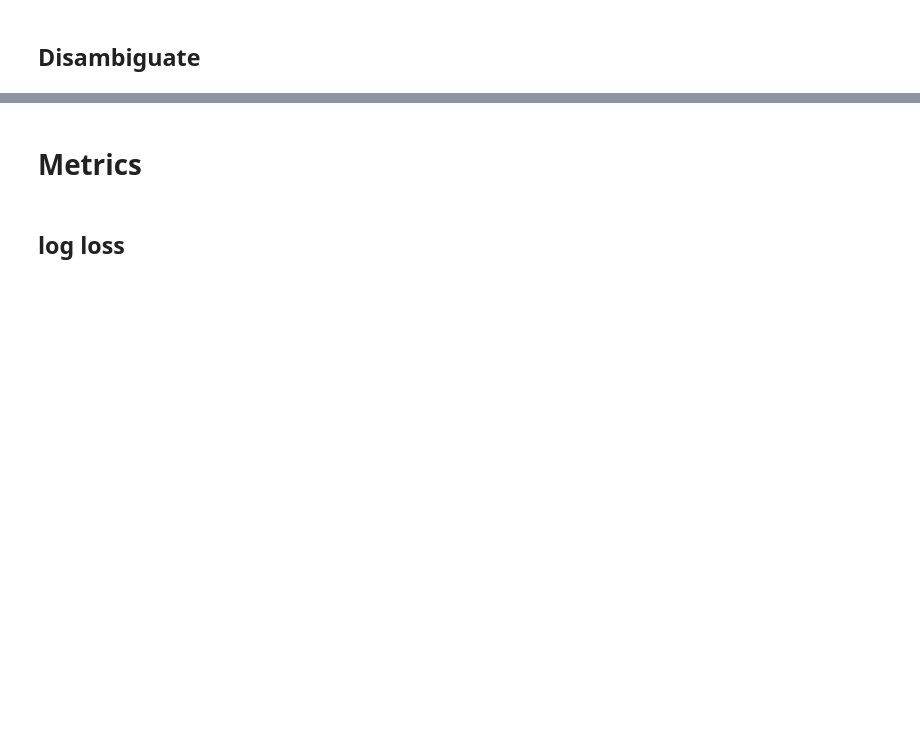
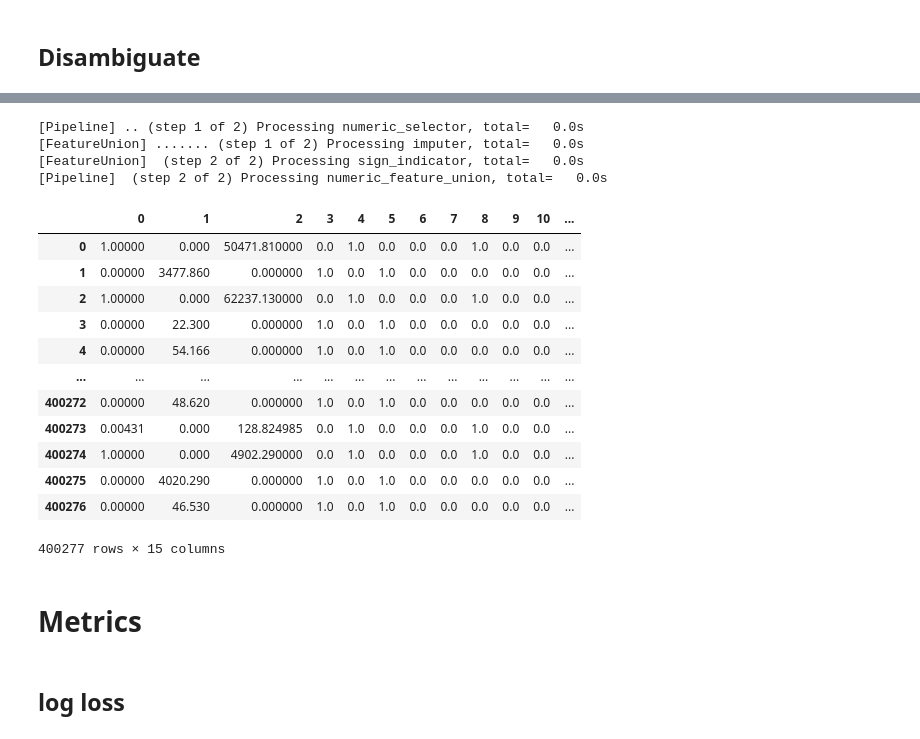
Before and after one commit to mauriciocramos/school-budgets, a Jupyter notebook: notebooks/1-Analysis.ipynb, the cells around one changed output, grey strips where cells are left out. Cells and saved outputs as stored; diff of their text form; code cells hidden in the pictures; blank space fills up the shorter version.

```diff
--- a/notebooks/1-Analysis.ipynb
+++ b/notebooks/1-Analysis.ipynb
@@ -2186,0 +2598,9 @@ pd.DataFrame(numeric_features_pl.fit_transform(df))
+# %%
+numeric_and_sign_features_pl = Pipeline([
+    ('numeric_selector', get_numeric_data),
+    ('numeric_feature_union', FeatureUnion([
+        ('imputer', SimpleImputer(strategy='constant', fill_value=0, add_indicator=True)),
+        ('sign_indicator', FunctionTransformer(sign_indicator, validate=False, kw_args = {'missing_indicator': False}))
+    ], verbose=True, n_jobs=None))
+], verbose=True)
+numeric_and_sign_features_pl
@@ -2187,3 +2624,23 @@ pd.DataFrame(numeric_features_pl.fit_transform(df))
+# %%
+pd.DataFrame(numeric_and_sign_features_pl.fit_transform(df))
+# %% [output]
+[Pipeline] .. (step 1 of 2) Processing numeric_selector, total=   0.0s
+[FeatureUnion] ....... (step 1 of 2) Processing imputer, total=   0.0s
+[FeatureUnion]  (step 2 of 2) Processing sign_indicator, total=   0.0s
+[Pipeline]  (step 2 of 2) Processing numeric_feature_union, total=   0.0s
+|  | 0 | 1 | 2 | 3 | 4 | 5 | 6 | 7 | 8 | 9 | 10 | ... |
+| 0 | 1.00000 | 0.000 | 50471.810000 | 0.0 | 1.0 | 0.0 | 0.0 | 0.0 | 1.0 | 0.0 | 0.0 | ... |
+| 1 | 0.00000 | 3477.860 | 0.000000 | 1.0 | 0.0 | 1.0 | 0.0 | 0.0 | 0.0 | 0.0 | 0.0 | ... |
+| 2 | 1.00000 | 0.000 | 62237.130000 | 0.0 | 1.0 | 0.0 | 0.0 | 0.0 | 1.0 | 0.0 | 0.0 | ... |
+| 3 | 0.00000 | 22.300 | 0.000000 | 1.0 | 0.0 | 1.0 | 0.0 | 0.0 | 0.0 | 0.0 | 0.0 | ... |
+| 4 | 0.00000 | 54.166 | 0.000000 | 1.0 | 0.0 | 1.0 | 0.0 | 0.0 | 0.0 | 0.0 | 0.0 | ... |
+| ... | ... | ... | ... | ... | ... | ... | ... | ... | ... | ... | ... | ... |
+| 400272 | 0.00000 | 48.620 | 0.000000 | 1.0 | 0.0 | 1.0 | 0.0 | 0.0 | 0.0 | 0.0 | 0.0 | ... |
+| 400273 | 0.00431 | 0.000 | 128.824985 | 0.0 | 1.0 | 0.0 | 0.0 | 0.0 | 1.0 | 0.0 | 0.0 | ... |
+| 400274 | 1.00000 | 0.000 | 4902.290000 | 0.0 | 1.0 | 0.0 | 0.0 | 0.0 | 1.0 | 0.0 | 0.0 | ... |
+| 400275 | 0.00000 | 4020.290 | 0.000000 | 1.0 | 0.0 | 1.0 | 0.0 | 0.0 | 0.0 | 0.0 | 0.0 | ... |
+| 400276 | 0.00000 | 46.530 | 0.000000 | 1.0 | 0.0 | 1.0 | 0.0 | 0.0 | 0.0 | 0.0 | 0.0 | ... |
+400277 rows × 15 columns
 # %% [markdown]
 # Metrics
 # %% [markdown]
```
Also changed, not shown: parts of 120 cells of this notebook.
